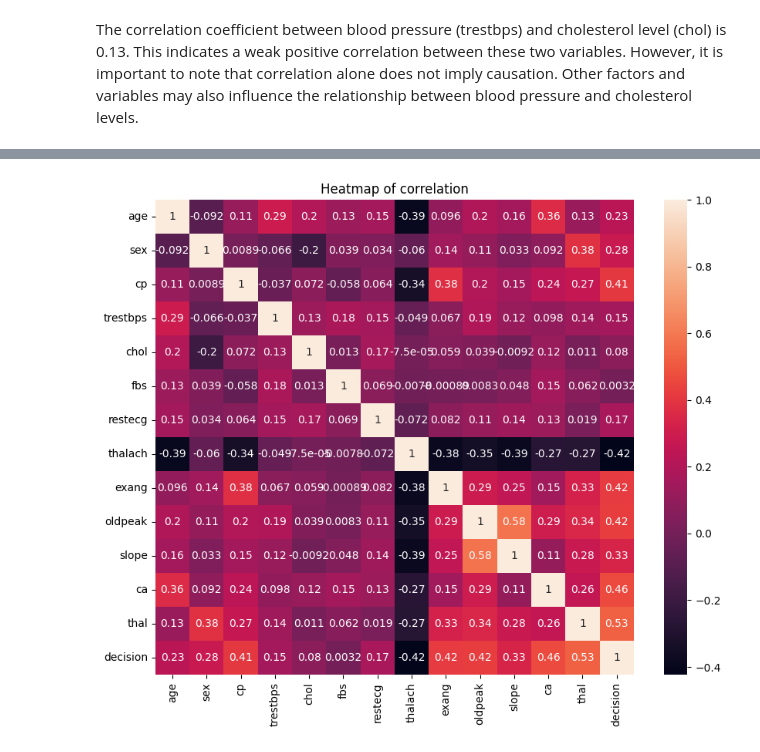
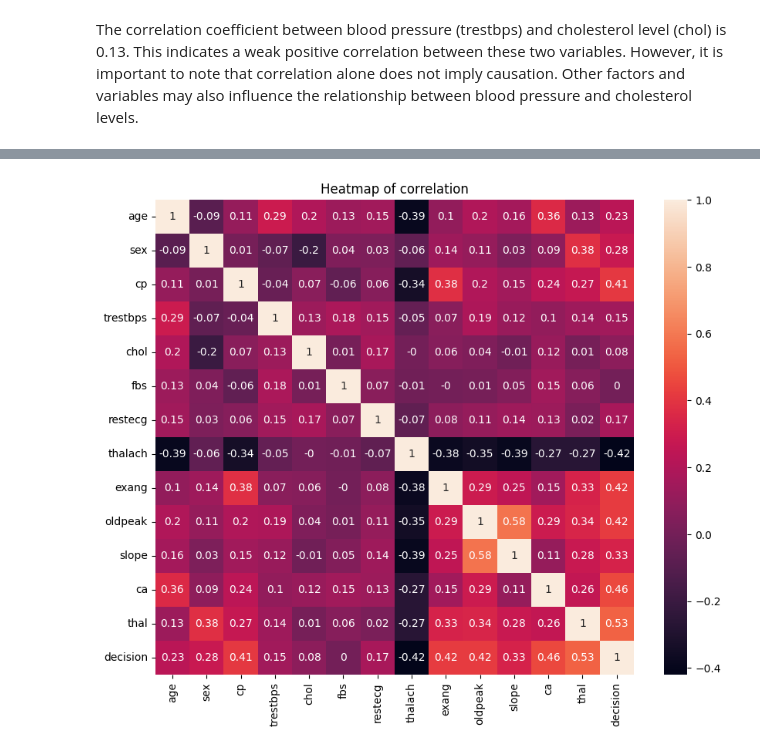
Before and after one commit to MrDomian/Heart-Disease-Risk-Prediction, a Jupyter notebook: Data analysis.ipynb, the cells around one changed output, grey strips where cells are left out. Saved outputs shown, nothing was run; the diff lists cells and outputs as text; code cells hidden in the pictures.

```diff
--- a/Data analysis.ipynb
+++ b/Data analysis.ipynb
@@ -253,7 +240,7 @@ The correlation coefficient between blood pressure (trestbps) and cholesterol le
 # %%
 plt.figure(figsize=(10, 8))
-sns.heatmap(data.corr(), annot=True)
+sns.heatmap(data.corr().round(2), annot=True)
 plt.title('Heatmap of correlation')
 plt.show()
 # %% [output]
-[figure, old version]
+[figure, new version]
```
Also changed, not shown: parts of 14 cells of this notebook.
